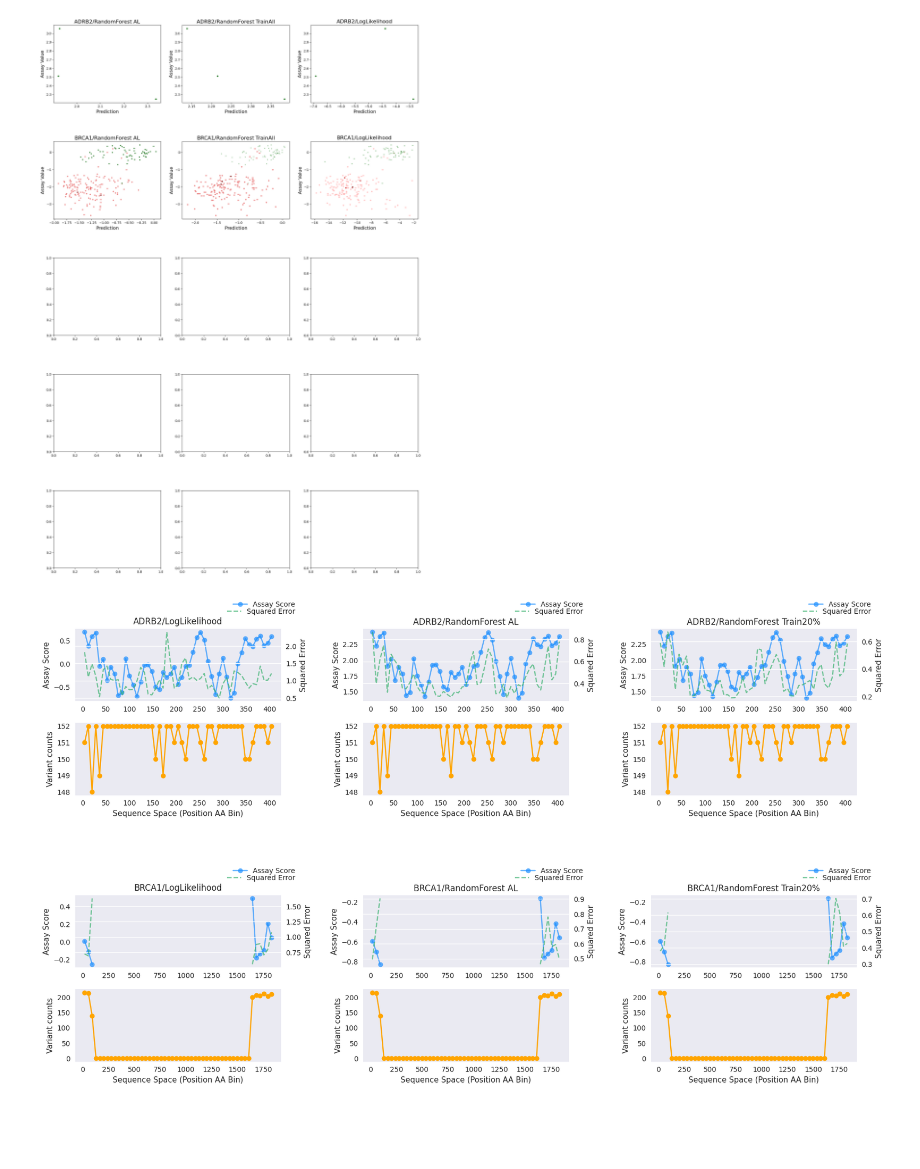
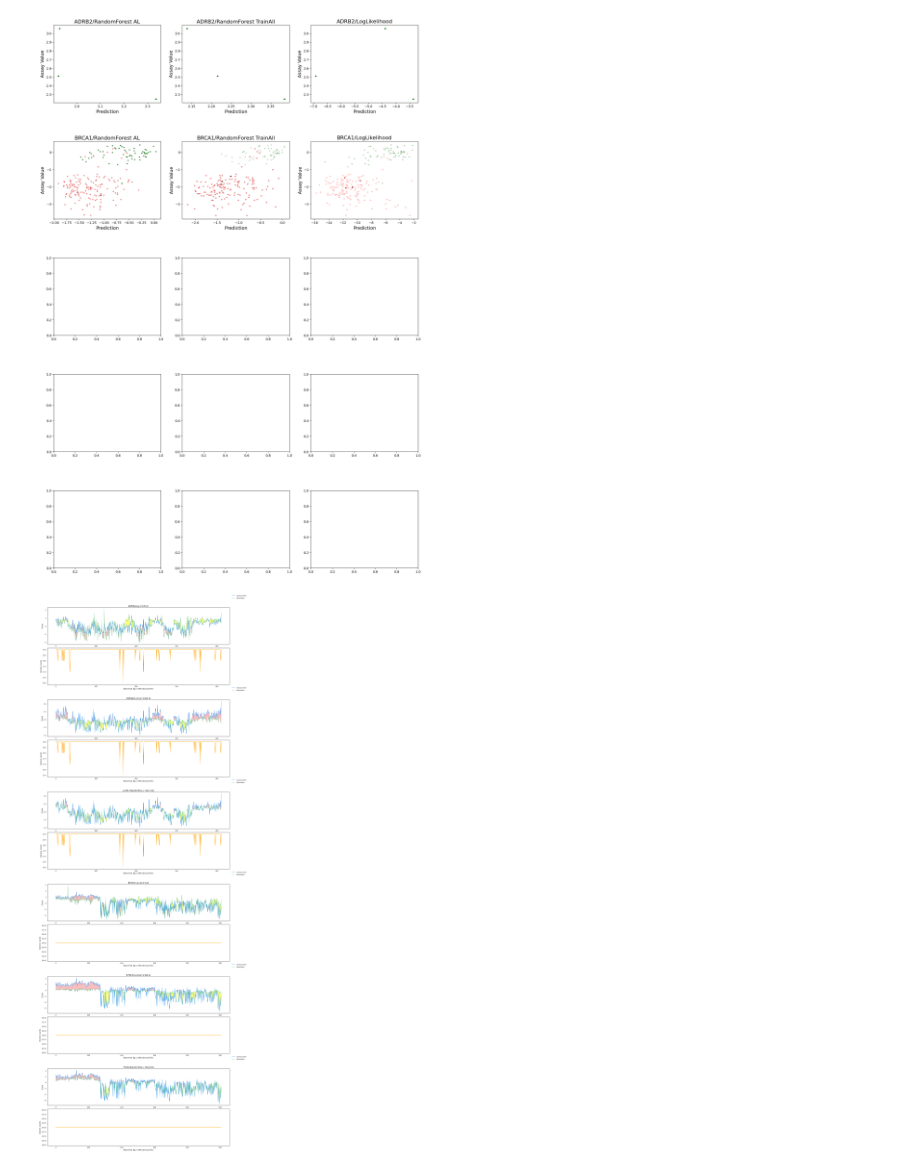
Before and after one commit to claudiofr/msalde, a Jupyter notebook: notebooks/prediction_corelations.ipynb, the cells around one changed output. Drawn from its saved outputs; the diff is of its cells as text; code cells hidden in the pictures; blank space fills up the shorter version.

```diff
--- a/notebooks/prediction_corelations.ipynb
+++ b/notebooks/prediction_corelations.ipynb
@@ -205,13 +200,14 @@ show_performance_correlations("inner", True)
 # %%
 import context  # noqa: F401
 from notebooks.analysis_plotter import (
-    show_plots, show_protein_landscape_2d,
+    show_protein_landscape_plots, show_protein_landscape_2d,
     show_protein_landscape_3d,
     DATASETS
 )
 
+datasets_ = DATASETS # [:3]
 datasets_ = DATASETS[:3]
-# datasets_ = ["BRCA1"]
-show_plots(show_protein_landscape_2d, datasets_)
+datasets_ = ["ADRB2", "PPARG", "SCN5A", "HXK4"]
+show_protein_landscape_plots(show_protein_landscape_2d, datasets_)
 # %% [output]
-[figure, old version]
+[figure, new version]
```
Also changed, not shown: parts of 3 cells of this notebook, 7 other files.
